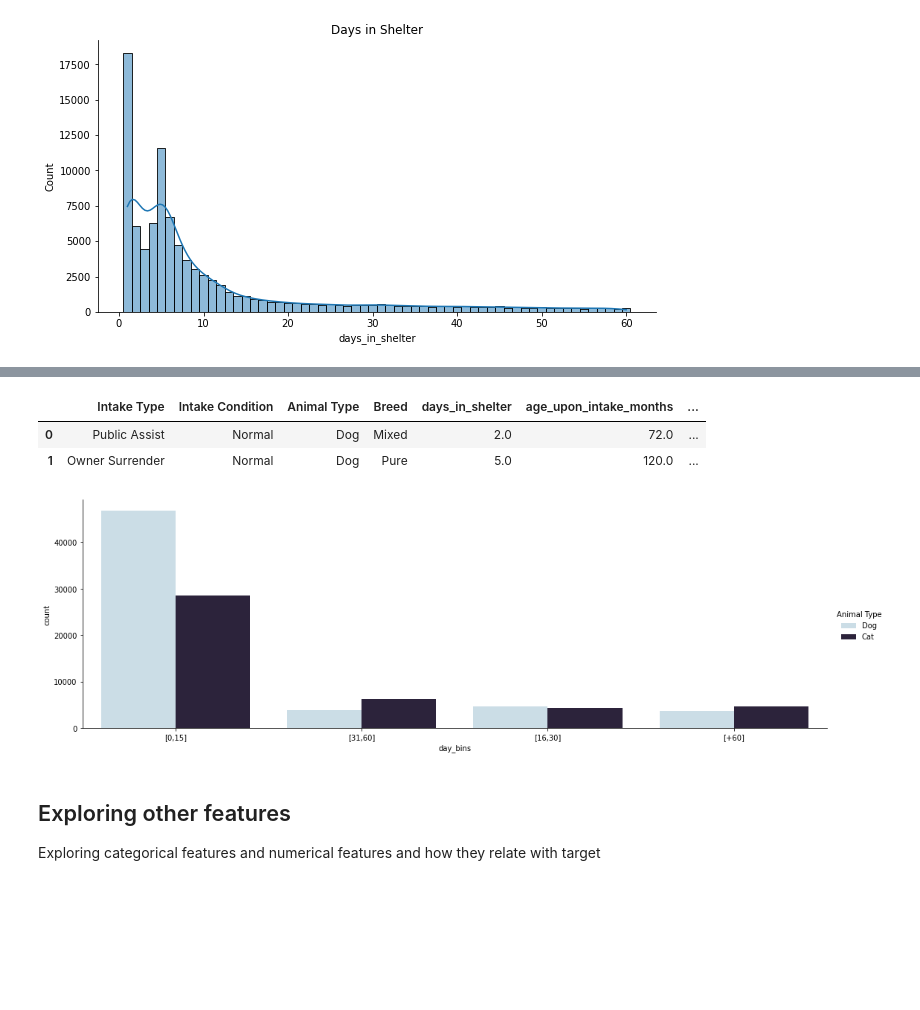
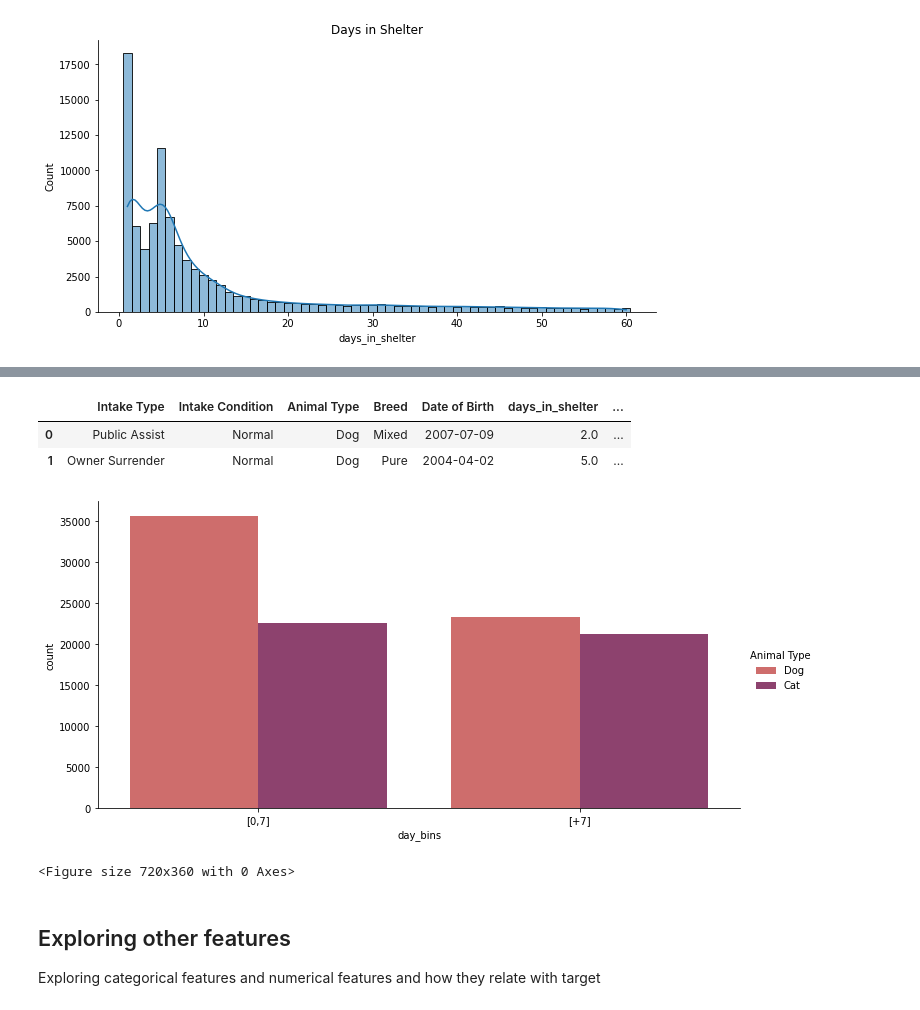
Before and after one commit to anaiscasilva/From_Shelter_to_Love, a Jupyter notebook: notebooks/gmatos51_eda_2.ipynb, the cells around one changed output, grey strips where cells are left out. Saved outputs shown, nothing was run; the diff lists cells and outputs as text; code cells hidden in the pictures; blank space fills up the shorter version.

```diff
--- a/notebooks/gmatos51_eda_2.ipynb
+++ b/notebooks/gmatos51_eda_2.ipynb
@@ -79,28 +80,27 @@ df[df.days_in_shelter > 10].shape
 def bins(df, column):
     bins = []
     for row in df[column]:
-        if row in range(0,16):
-            bins.append('[0,15]')
-        elif row in range(16,31):
-            bins.append('[16,30]')
-        elif row in range(31,61):
-            bins.append('[31,60]')
+        if row in range(0,8):
+            bins.append('[0,7]')
         else:
-            bins.append('[+60]')
+            bins.append('[+7]')
     return bins
 
 df['day_bins'] = bins(df,'days_in_shelter')
 # %%
 df.head(2)
 # %% [output]
-|  | Intake Type | Intake Condition | Animal Type | Breed | days_in_shelter | age_upon_intake_months | ... |
-| 0 | Public Assist | Normal | Dog | Mixed | 2.0 | 72.0 | ... |
-| 1 | Owner Surrender | Normal | Dog | Pure | 5.0 | 120.0 | ... |
+|  | Intake Type | Intake Condition | Animal Type | Breed | Date of Birth | days_in_shelter | ... |
+| 0 | Public Assist | Normal | Dog | Mixed | 2007-07-09 | 2.0 | ... |
+| 1 | Owner Surrender | Normal | Dog | Pure | 2004-04-02 | 5.0 | ... |
 # %%
-sns.catplot(x="day_bins", kind="count", palette = "ch:s=.25,rot=-.25", data=df, height=5, aspect=3, hue = 'Animal Type');
+
+sns.catplot(x="day_bins", kind="count", palette = "flare", data=df, height=5, aspect=2, hue = 'Animal Type');
+plt.figure(figsize = (10,5))
 plt.show()
 # %% [output]
-[figure, old version]
+[figure, new version]
+<Figure size 720x360 with 0 Axes>
 # %% [markdown]
 ## Exploring other features
 Exploring categorical features and numerical features and how they relate with target
```
Also changed, not shown: parts of 2 cells of this notebook, 1 other file.
